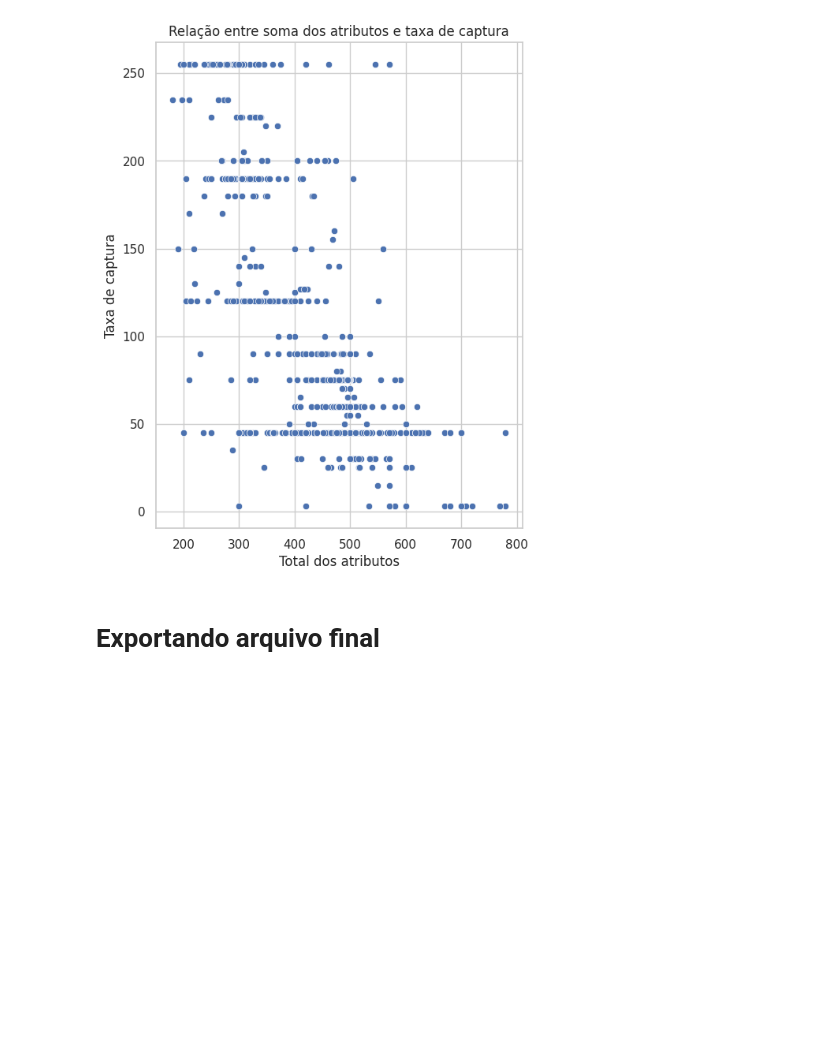
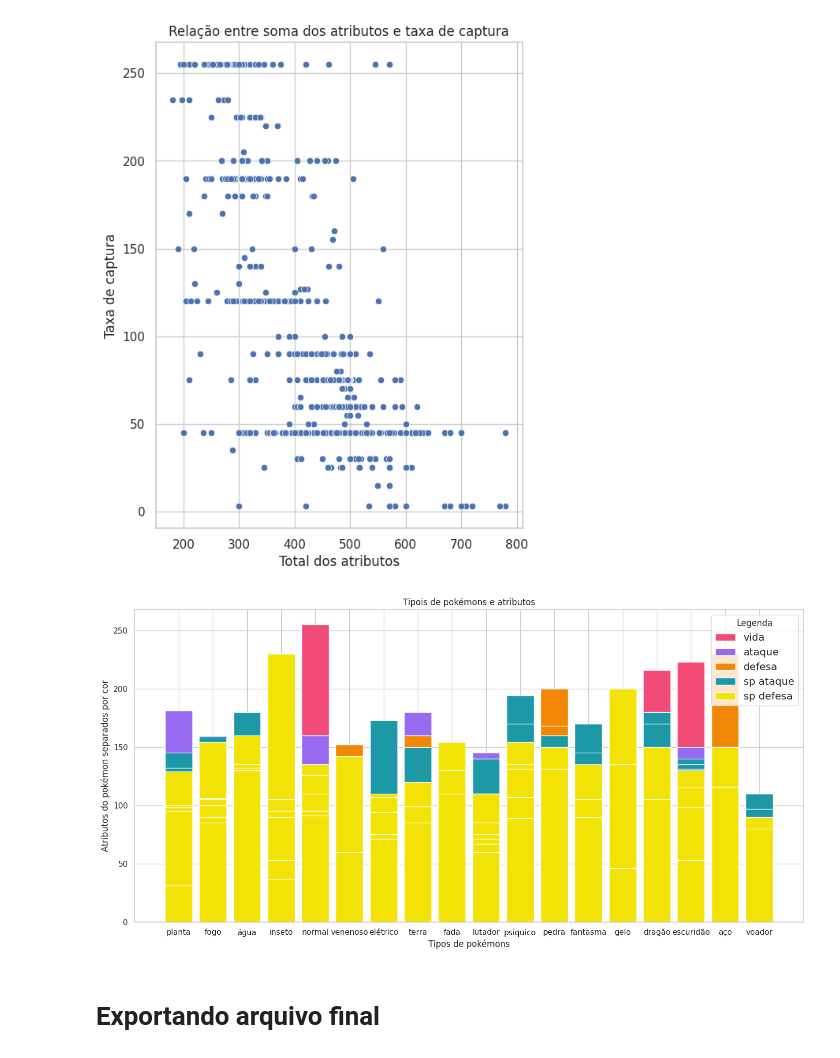
Before and after one commit to lucasfcomaru/Pokemon_dataset_analysis, a Jupyter notebook: Pokémon_dataset_analysis.ipynb, the cells around one changed output. Saved outputs shown, nothing was run; the diff lists cells and outputs as text; code cells hidden in the pictures; blank space fills up the shorter version.

Commit message:
Atualização dos gráficos

```diff
--- a/Pokémon_dataset_analysis.ipynb
+++ b/Pokémon_dataset_analysis.ipynb
@@ -958,6 +958,28 @@ sns.scatterplot(x=df['total atr'], y=df['taxa de captura'], data=df)
 # %% [output]
 <Axes: title={'center': 'Relação entre soma dos atributos e taxa de captura'}, xlabel='Total dos atributos', ylabel='Taxa de captura'>
 [figure]
+# %%
+# Quantidades de pokémons por tipo
+# Gráfico para descobrir quais tipos de pokemon possuem uma quantidade maior.
+df_atributos = df[['nome', 'tipo 1', 'vida', 'ataque', 'defesa', 'sp ataque', 'sp defesa']]
+titulo = 'Tipois de pokémons e atributos'
+label_x = 'Tipos de pokémons'
+label_y = 'Atributos do pokémon separados por cor'
+
+plt.figure(figsize=(17, 8))
+plt.title(titulo)
+plt.xlabel(label_x)
+plt.ylabel(label_y)
+plt.bar(df_atributos['tipo 1'], df_atributos['vida'], color='#F24B78', label='vida')
+plt.bar(df_atributos['tipo 1'], df_atributos['ataque'], color='#966BF2', label='ataque')
+plt.bar(df_atributos['tipo 1'], df_atributos['defesa'], color='#F28705', label='defesa')
+plt.bar(df_atributos['tipo 1'], df_atributos['sp ataque'], color='#1C98A6', label='sp ataque')
+plt.bar(df_atributos['tipo 1'], df_atributos['sp defesa'], color='#F2E205', label='sp defesa')
+plt.legend(title='Legenda', loc='upper right', fontsize='large')
+plt.show()
+# df_atributos
+# %% [output]
+[figure, added]
 # %% [markdown]
 # Exportando arquivo final
 # %%
```
Also changed, not shown: parts of 3 cells of this notebook, 4 other files.
